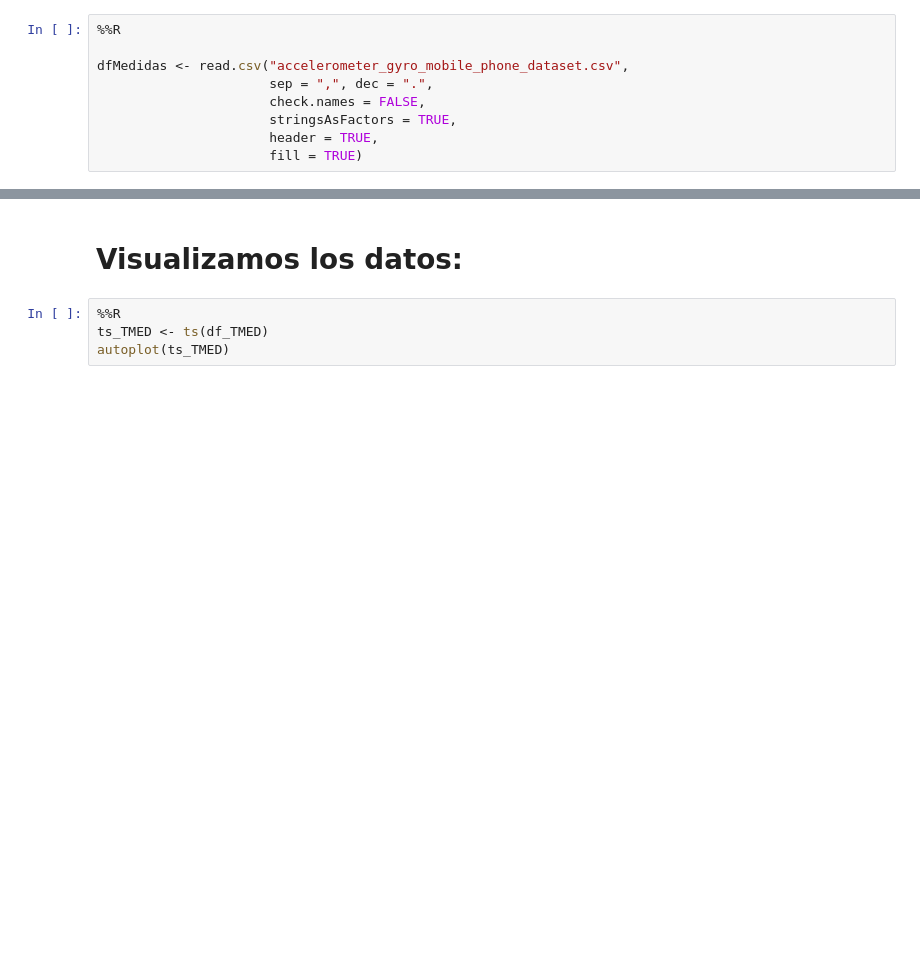
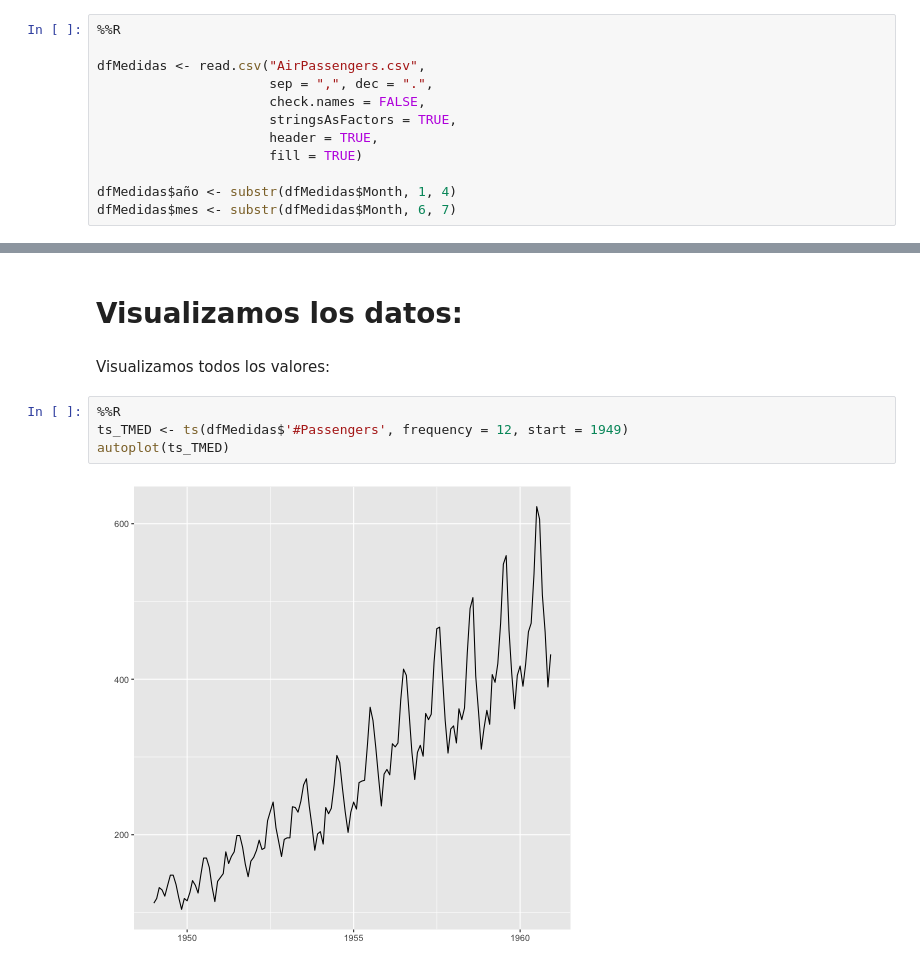
Before and after one commit to Arturo-Hernanz-CM/analisis_datos_modelo_series_temporales_pasajeros_avion, a Jupyter notebook: modelo_series.ipynb, the cells around one changed output, grey strips where cells are left out. Saved outputs shown, nothing was run; the diff lists cells and outputs as text; blank space fills up the shorter version.

Commit message:
reestructuramos, xd, nuevo dataset

```diff
--- a/modelo_series.ipynb
+++ b/modelo_series.ipynb
@@ -53,9 +46,12 @@ Cargando paquete requerido: ggplot2
 # %%
 %%R
 
-dfMedidas <- read.csv("accelerometer_gyro_mobile_phone_dataset.csv",
+dfMedidas <- read.csv("AirPassengers.csv",
                       sep = ",", dec = ".",
                       check.names = FALSE,
                       stringsAsFactors = TRUE,
                       header = TRUE,
                       fill = TRUE)
+
+dfMedidas$año <- substr(dfMedidas$Month, 1, 4)
+dfMedidas$mes <- substr(dfMedidas$Month, 6, 7)
@@ -62,6 +69,10 @@ dfMedidas <- read.csv("accelerometer_gyro_mobile_phone_dataset.csv",
 # %% [markdown]
 # Visualizamos los datos:
+# %% [markdown]
+Visualizamos todos los valores:
 # %%
 %%R
-ts_TMED <- ts(df_TMED)
+ts_TMED <- ts(dfMedidas$'#Passengers', frequency = 12, start = 1949)
 autoplot(ts_TMED)
+# %% [output]
+[figure, added]
```
Also changed, not shown: parts of 20 cells of this notebook, 2 other files.
